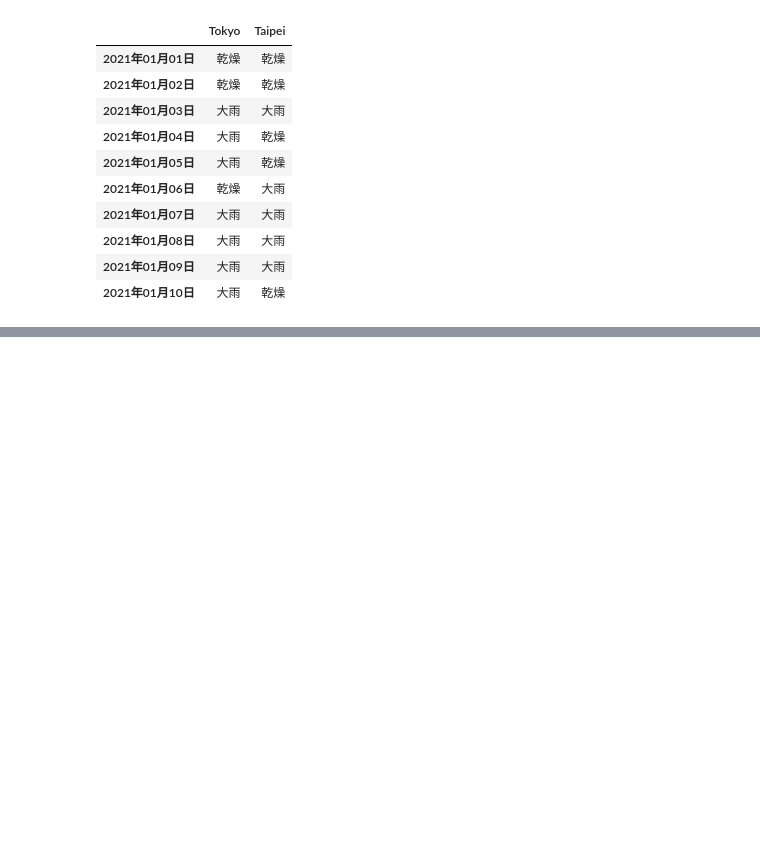
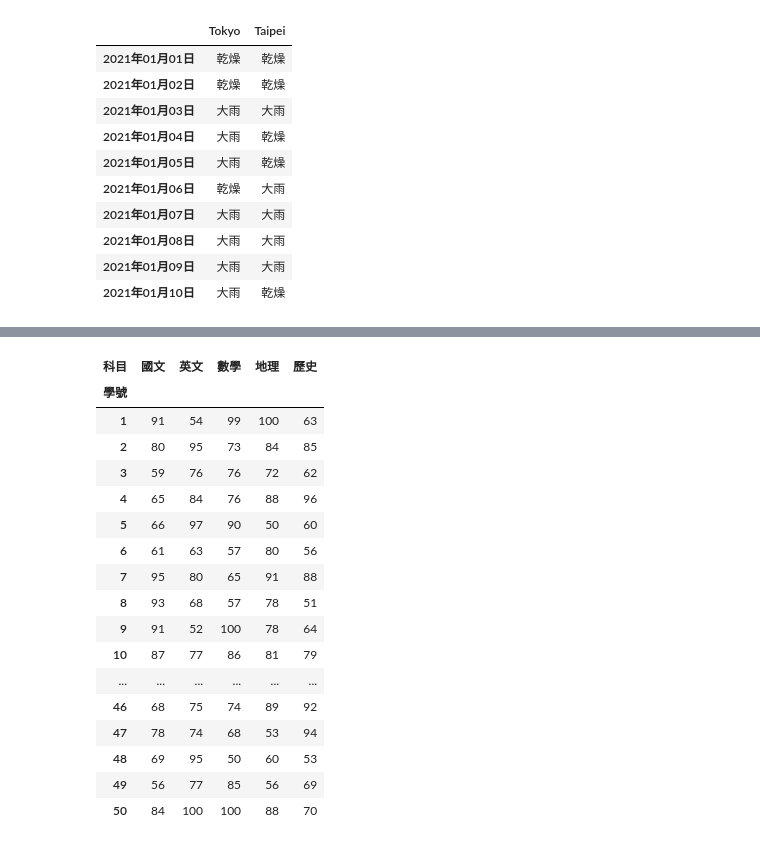
Before and after one commit to agachiu2002/python_analysis, a Jupyter notebook: lesson8/lesson9/lesson9_5.ipynb, the cells around one changed output, grey strips where cells are left out. Saved outputs shown, nothing was run; the diff lists cells and outputs as text; code cells hidden in the pictures; blank space fills up the shorter version.

```diff
--- a/lesson8/lesson9/lesson9_5.ipynb
+++ b/lesson8/lesson9/lesson9_5.ipynb
@@ -191,0 +225,31 @@ Weather Conditions
+# %%
+import numpy as np
+import pandas as pd
+
+scores = np.random.randint(50, 101, size=(50, 5))
+df = pd.DataFrame(scores,
+             columns=['國文', '英文', '數學', '地理', '歷史'],
+             index=range(1,51)
+             )
+df.index.name = '學號'
+df.columns.name = '科目'
+df
+# %% [output]
+| 科目 | 國文 | 英文 | 數學 | 地理 | 歷史 |
+| 學號 |  |  |  |  |  |
+| 1 | 91 | 54 | 99 | 100 | 63 |
+| 2 | 80 | 95 | 73 | 84 | 85 |
+| 3 | 59 | 76 | 76 | 72 | 62 |
+| 4 | 65 | 84 | 76 | 88 | 96 |
+| 5 | 66 | 97 | 90 | 50 | 60 |
+| 6 | 61 | 63 | 57 | 80 | 56 |
+| 7 | 95 | 80 | 65 | 91 | 88 |
+| 8 | 93 | 68 | 57 | 78 | 51 |
+| 9 | 91 | 52 | 100 | 78 | 64 |
+| 10 | 87 | 77 | 86 | 81 | 79 |
+| ... | ... | ... | ... | ... | ... |
+| 46 | 68 | 75 | 74 | 89 | 92 |
+| 47 | 78 | 74 | 68 | 53 | 94 |
+| 48 | 69 | 95 | 50 | 60 | 53 |
+| 49 | 56 | 77 | 85 | 56 | 69 |
+| 50 | 84 | 100 | 100 | 88 | 70 |
```
Also changed, not shown: parts of 4 cells of this notebook.
